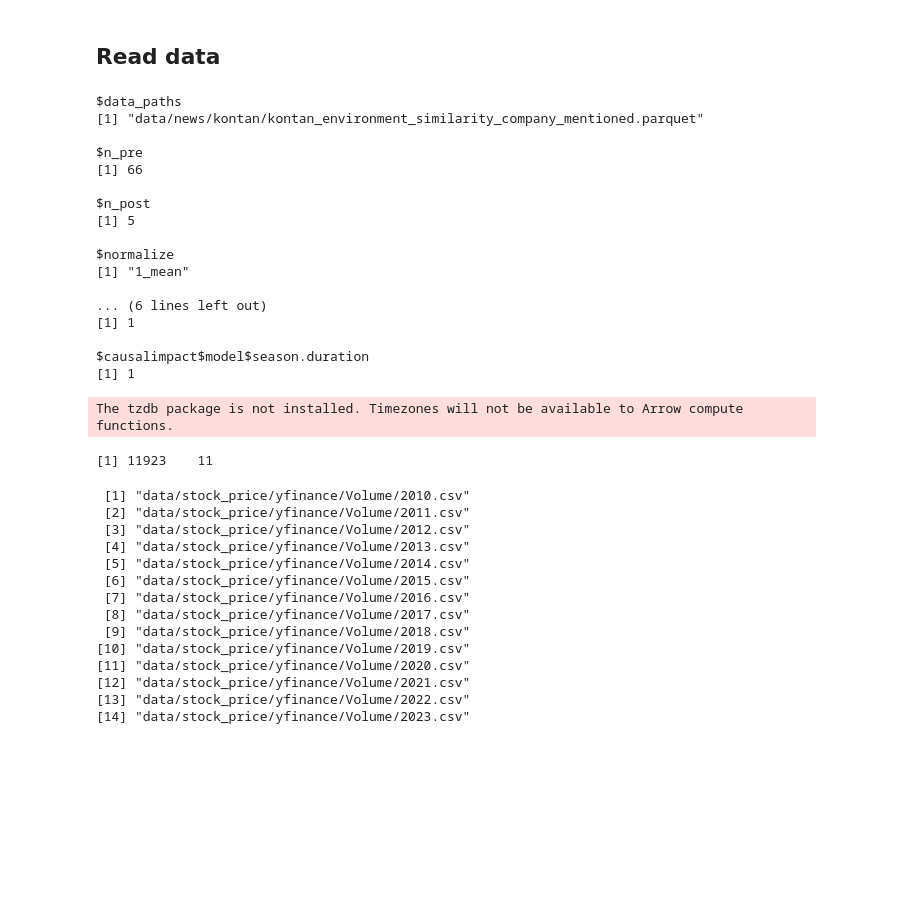
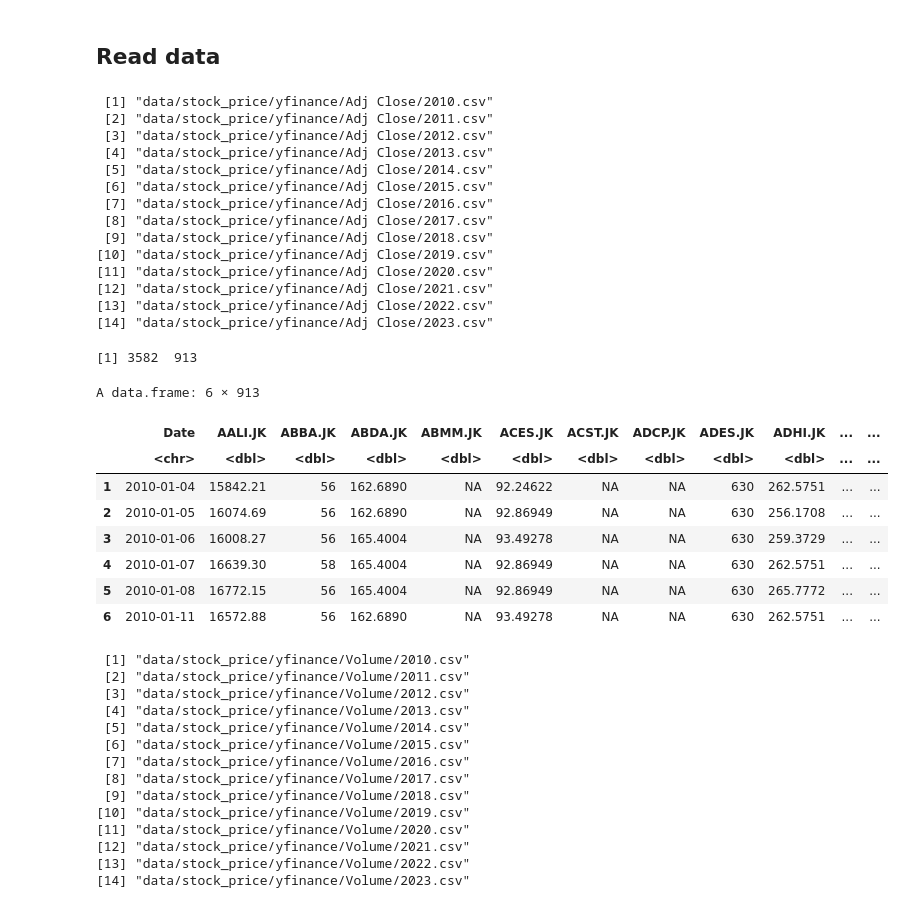
Before and after one commit to okiriza/esg-paper, a Jupyter notebook: notebooks/R run CausalImpact.ipynb, the cells around one changed output. Saved outputs shown, nothing was run; the diff lists cells and outputs as text; code cells hidden in the pictures; blank space fills up the shorter version.

Commit message:
Updated CausalImpact notebook

```diff
--- a/notebooks/R run CausalImpact.ipynb
+++ b/notebooks/R run CausalImpact.ipynb
@@ -11,32 +19,44 @@ conf_name = '003'
 # %% [markdown]
 ## Read data
 # %%
-conf = jsonlite::fromJSON(sprintf('configs/%s.json', conf_name))
+conf = jsonlite::fromJSON(sprintf('results/%s/config.json', conf_name))
 conf
-# %% [output]
-$data_paths
-[1] "data/news/kontan/kontan_environment_similarity_company_mentioned.parquet"
-
-$n_pre
-[1] 66
-
-$n_post
-[1] 5
-
-$normalize
-[1] "1_mean"
-
-... (6 lines left out)
-[1] 1
-
-$causalimpact$model$season.duration
-[1] 1
 # %%
 events_orig = bind_rows(lapply(conf$data_paths, function(x) if (endsWith(x, '.parquet')) arrow::read_parquet(x) else read.csv(x)))
 dim(events_orig)
+c(mean(events_orig$is_top10), mean(events_orig$is_top5))
-# %% [output]
-The tzdb package is not installed. Timezones will not be available to Arrow compute functions.
-[1] 11923    11
+# %%
+fpaths_stock_price = list.files('data/stock_price/yfinance/Adj Close/', full.names=TRUE)
+fpaths_stock_price
+
+stock_price_orig = bind_rows(lapply(fpaths_stock_price, read.csv, sep='|'))
+dim(stock_price_orig)
+head(stock_price_orig)
+# %% [output]
+ [1] "data/stock_price/yfinance/Adj Close/2010.csv"
+ [2] "data/stock_price/yfinance/Adj Close/2011.csv"
+ [3] "data/stock_price/yfinance/Adj Close/2012.csv"
+ [4] "data/stock_price/yfinance/Adj Close/2013.csv"
+ [5] "data/stock_price/yfinance/Adj Close/2014.csv"
+ [6] "data/stock_price/yfinance/Adj Close/2015.csv"
+ [7] "data/stock_price/yfinance/Adj Close/2016.csv"
+ [8] "data/stock_price/yfinance/Adj Close/2017.csv"
+ [9] "data/stock_price/yfinance/Adj Close/2018.csv"
+[10] "data/stock_price/yfinance/Adj Close/2019.csv"
+[11] "data/stock_price/yfinance/Adj Close/2020.csv"
+[12] "data/stock_price/yfinance/Adj Close/2021.csv"
+[13] "data/stock_price/yfinance/Adj Close/2022.csv"
+[14] "data/stock_price/yfinance/Adj Close/2023.csv"
+[1] 3582  913
+A data.frame: 6 × 913
+|  | Date | AALI.JK | ABBA.JK | ABDA.JK | ABMM.JK | ACES.JK | ACST.JK | ADCP.JK | ADES.JK | ADHI.JK | ... | ... |
+|  | <chr> | <dbl> | <dbl> | <dbl> | <dbl> | <dbl> | <dbl> | <dbl> | <dbl> | <dbl> | ... | ... |
+| 1 | 2010-01-04 | 15842.21 | 56 | 162.6890 | NA | 92.24622 | NA | NA | 630 | 262.5751 | ... | ... |
+| 2 | 2010-01-05 | 16074.69 | 56 | 162.6890 | NA | 92.86949 | NA | NA | 630 | 256.1708 | ... | ... |
+| 3 | 2010-01-06 | 16008.27 | 56 | 165.4004 | NA | 93.49278 | NA | NA | 630 | 259.3729 | ... | ... |
+| 4 | 2010-01-07 | 16639.30 | 58 | 165.4004 | NA | 92.86949 | NA | NA | 630 | 262.5751 | ... | ... |
+| 5 | 2010-01-08 | 16772.15 | 56 | 165.4004 | NA | 92.86949 | NA | NA | 630 | 265.7772 | ... | ... |
+| 6 | 2010-01-11 | 16572.88 | 56 | 162.6890 | NA | 93.49278 | NA | NA | 630 | 262.5751 | ... | ... |
 # %%
 fpaths_stock_vol = list.files('data/stock_price/yfinance/Volume/', full.names=TRUE)
 fpaths_stock_vol
```
Also changed, not shown: parts of 28 cells of this notebook.
